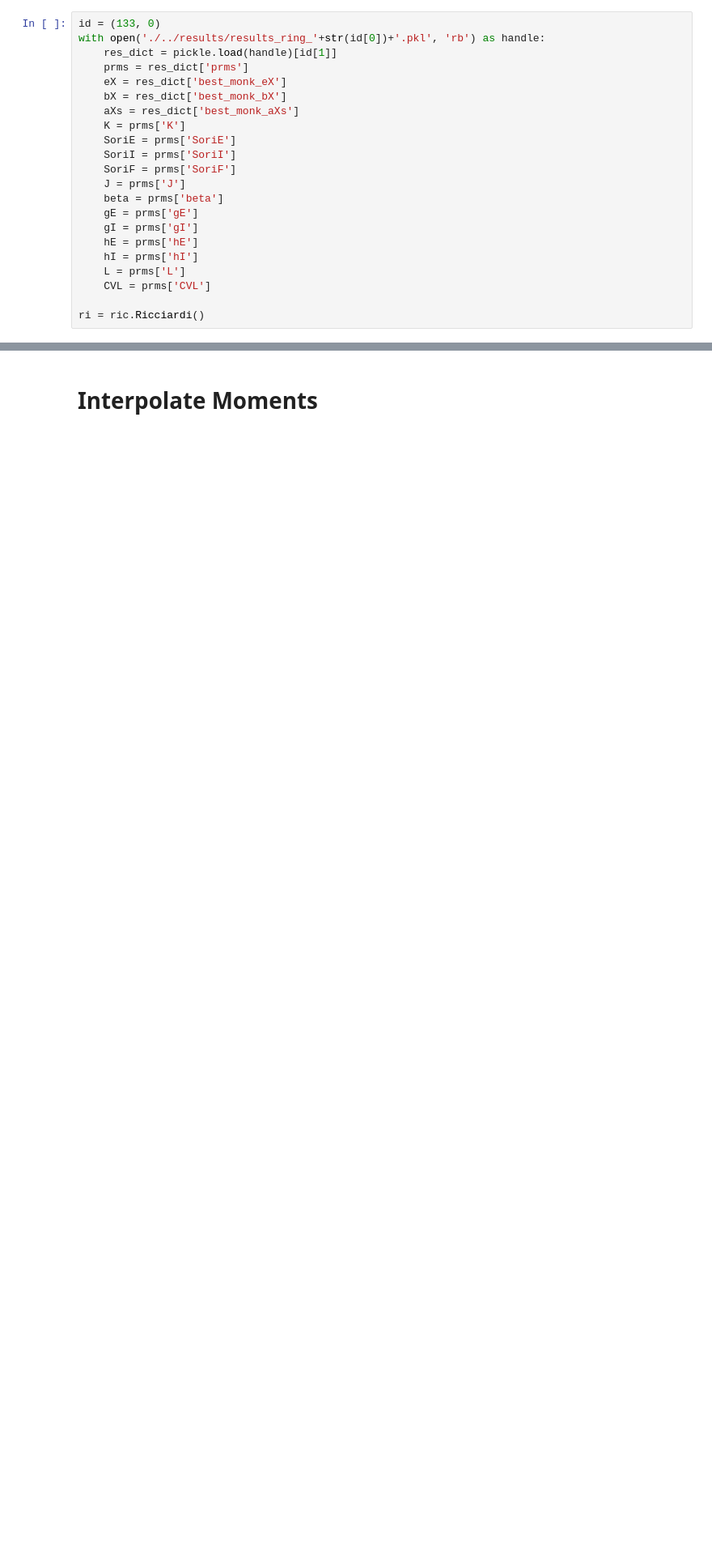
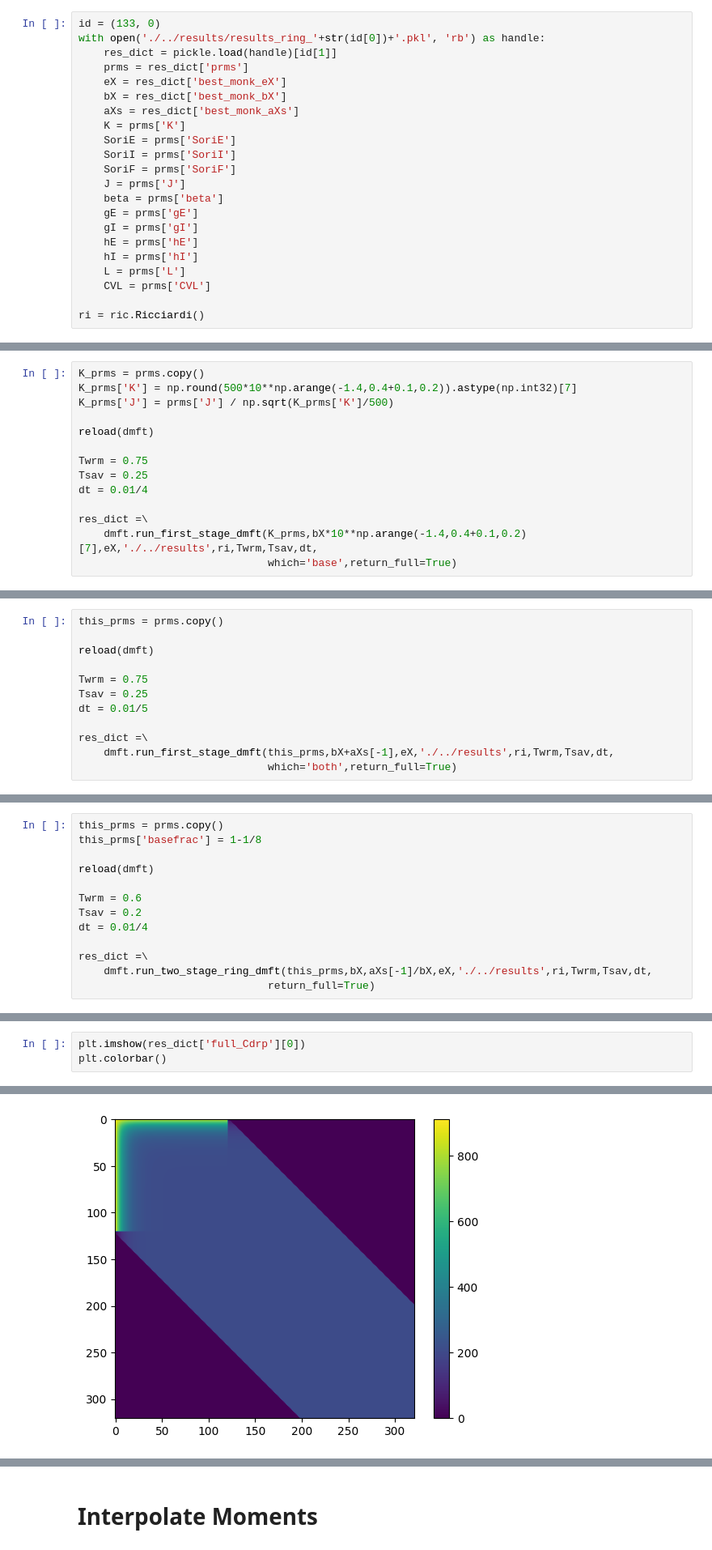
Before and after one commit to AddingAddict/ToroidalNetworks, a Jupyter notebook: sparse_weights/notebooks/ring_dmft.ipynb, the cells around one changed output, grey strips where cells are left out. Shown at 81% size. Drawn from its saved outputs; the diff is of its cells as text; blank space fills up the shorter version.

Commit message:
add scripts to vary structure and J with fixed visually induced firing rates

```diff
--- a/sparse_weights/notebooks/ring_dmft.ipynb
+++ b/sparse_weights/notebooks/ring_dmft.ipynb
@@ -219,0 +230,14 @@ integrating first stage took 35.98065200000019 s
+# %%
+K_prms = prms.copy()
+K_prms['K'] = np.round(500*10**np.arange(-1.4,0.4+0.1,0.2)).astype(np.int32)[7]
+K_prms['J'] = prms['J'] / np.sqrt(K_prms['K']/500)
+
+reload(dmft)
+
+Twrm = 0.75
+Tsav = 0.25
+dt = 0.01/4
+
+res_dict =\
+    dmft.run_first_stage_dmft(K_prms,bX*10**np.arange(-1.4,0.4+0.1,0.2)[7],eX,'./../results',ri,Twrm,Tsav,dt,
+                              which='base',return_full=True)
@@ -219,0 +317,12 @@ integrating first stage took 35.98065200000019 s
+# %%
+this_prms = prms.copy()
+
+reload(dmft)
+
+Twrm = 0.75
+Tsav = 0.25
+dt = 0.01/5
+
+res_dict =\
+    dmft.run_first_stage_dmft(this_prms,bX+aXs[-1],eX,'./../results',ri,Twrm,Tsav,dt,
+                              which='both',return_full=True)
@@ -219,0 +340,13 @@ integrating first stage took 35.98065200000019 s
+# %%
+this_prms = prms.copy()
+this_prms['basefrac'] = 1-1/8
+
+reload(dmft)
+
+Twrm = 0.6
+Tsav = 0.2
+dt = 0.01/4
+
+res_dict =\
+    dmft.run_two_stage_ring_dmft(this_prms,bX,aXs[-1]/bX,eX,'./../results',ri,Twrm,Tsav,dt,
+                              return_full=True)
@@ -219,0 +428,4 @@ integrating first stage took 35.98065200000019 s
+# %%
+plt.imshow(res_dict['full_Cdrp'][0])
+plt.colorbar()
+# %% [output]
@@ -219,0 +433 @@ integrating first stage took 35.98065200000019 s
+[figure, added]
```
Also changed, not shown: parts of 76 cells of this notebook, 6 other files.
